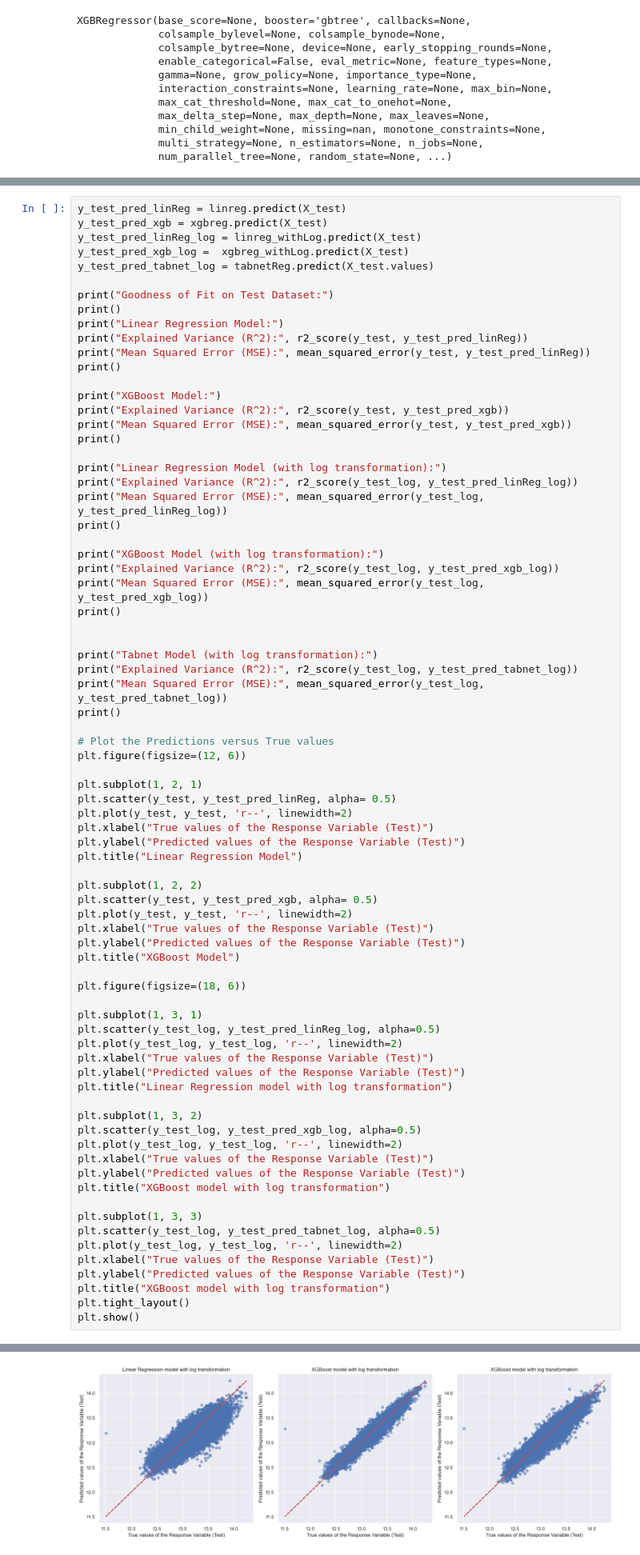
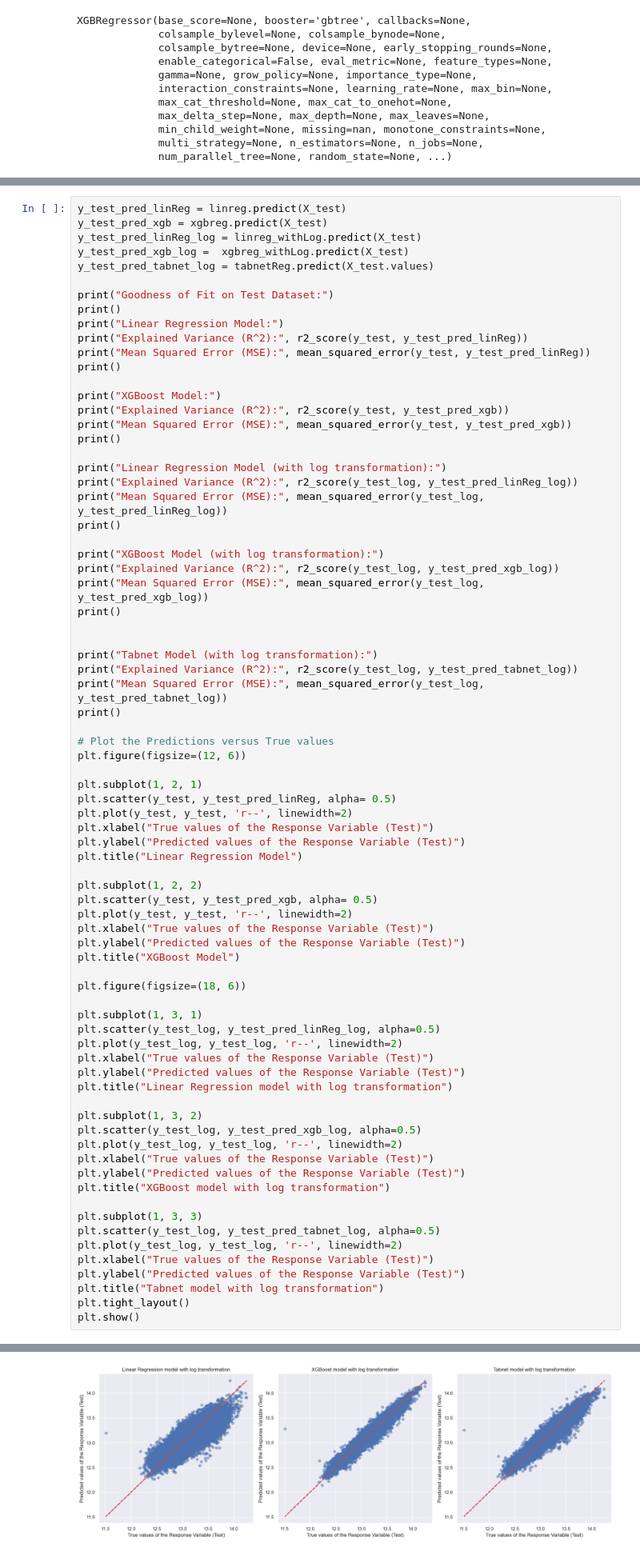
Before and after one commit to KuroInit/HDB-Resale-Price-Predict, a Jupyter notebook: FInal_Predict.ipynb, the cells around one changed output, grey strips where cells are left out. Shown: that part at 80% size. Saved outputs shown, nothing was run; the diff lists cells and outputs as text.

```diff
--- a/FInal_Predict.ipynb
+++ b/FInal_Predict.ipynb
@@ -270,7 +270,7 @@ plt.scatter(y_test_log, y_test_pred_tabnet_log, alpha=0.5)
 plt.plot(y_test_log, y_test_log, 'r--', linewidth=2)
 plt.xlabel("True values of the Response Variable (Test)")
 plt.ylabel("Predicted values of the Response Variable (Test)")
-plt.title("XGBoost model with log transformation")
+plt.title("Tabnet model with log transformation")
 plt.tight_layout()
 plt.show()
 # %% [output]
@@ -294,5 +294,5 @@ Mean Squared Error (MSE): 0.010351097505912078
 [figure]
-[figure, old version]
+[figure, new version]
 # %%
 linear_regression_coefficients = linreg_withLog.coef_
 linear_regression_intercept = linreg_withLog.intercept_
```
Also changed, not shown: parts of 6 cells of this notebook, 21 other files.
